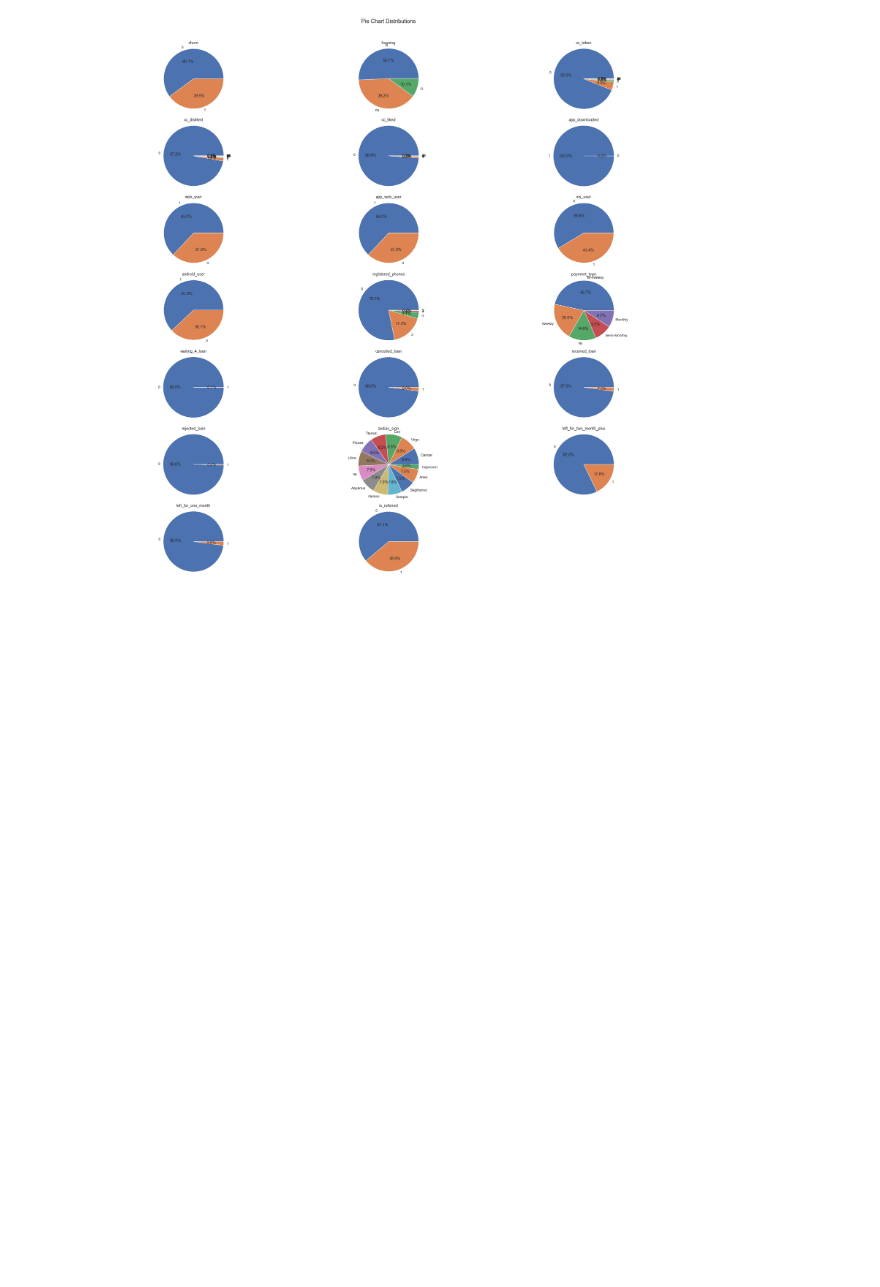
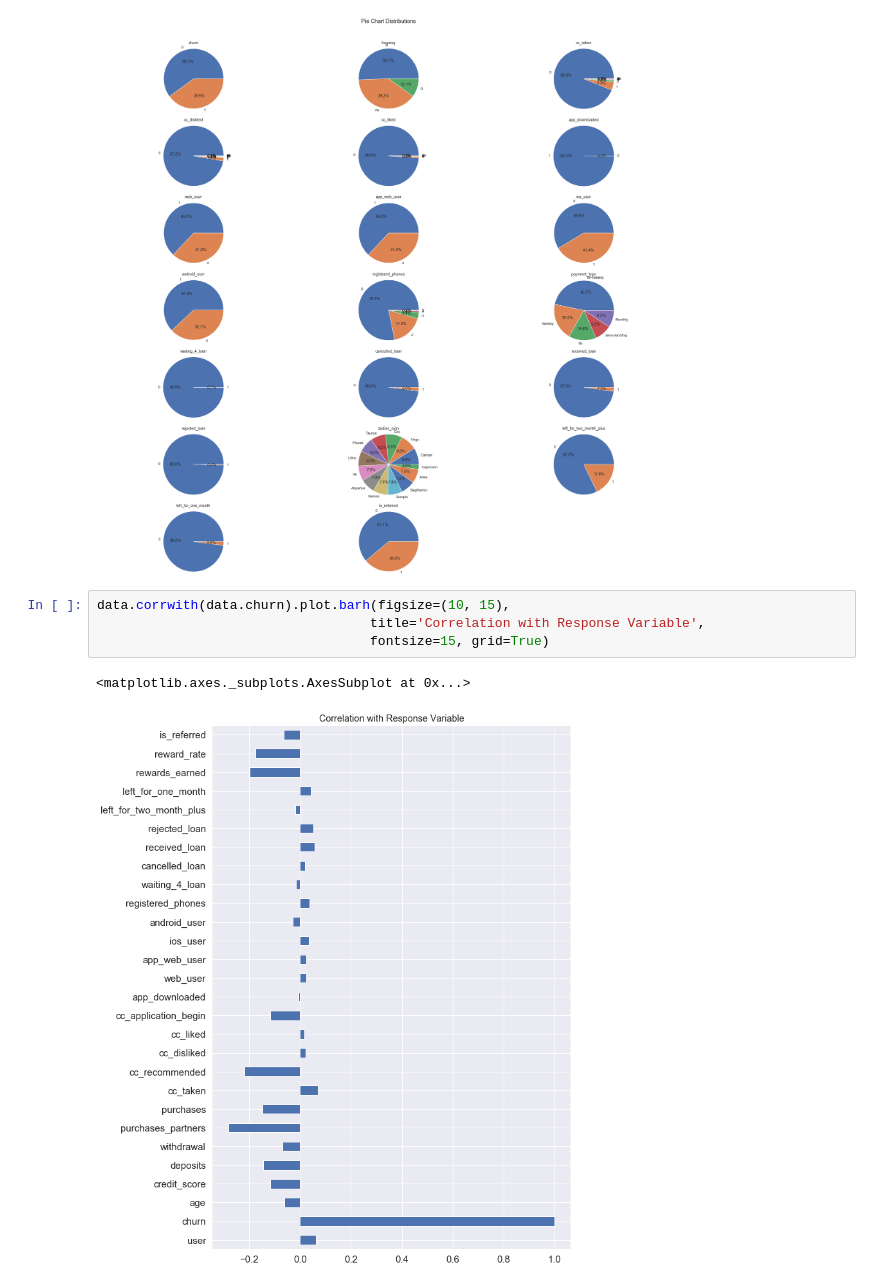
Before and after one commit to fares-ds/Minimizing-Churn-Rate-Through-Analysis-of-Financial-Habits, a Jupyter notebook: Minimizing Churn Rate Through Analysis of Financial Habits.ipynb, the cells around one changed output. Saved outputs shown, nothing was run; the diff lists cells and outputs as text; blank space fills up the shorter version.

Commit message:
Data visualization

```diff
--- a/Minimizing Churn Rate Through Analysis of Financial Habits.ipynb
+++ b/Minimizing Churn Rate Through Analysis of Financial Habits.ipynb
@@ -202,3 +202,10 @@ for i, column in enumerate(categorical_col, 1) :
 fig.tight_layout(rect=[0, 0.03, 1, 0.95])
 # %% [output]
 [figure]
+# %%
+data.corrwith(data.churn).plot.barh(figsize=(10, 15),
+                                   title='Correlation with Response Variable',
+                                   fontsize=15, grid=True)
+# %% [output]
+<matplotlib.axes._subplots.AxesSubplot at 0x...>
+[figure, added]
```
Also changed, not shown: parts of 1 cell of this notebook.
